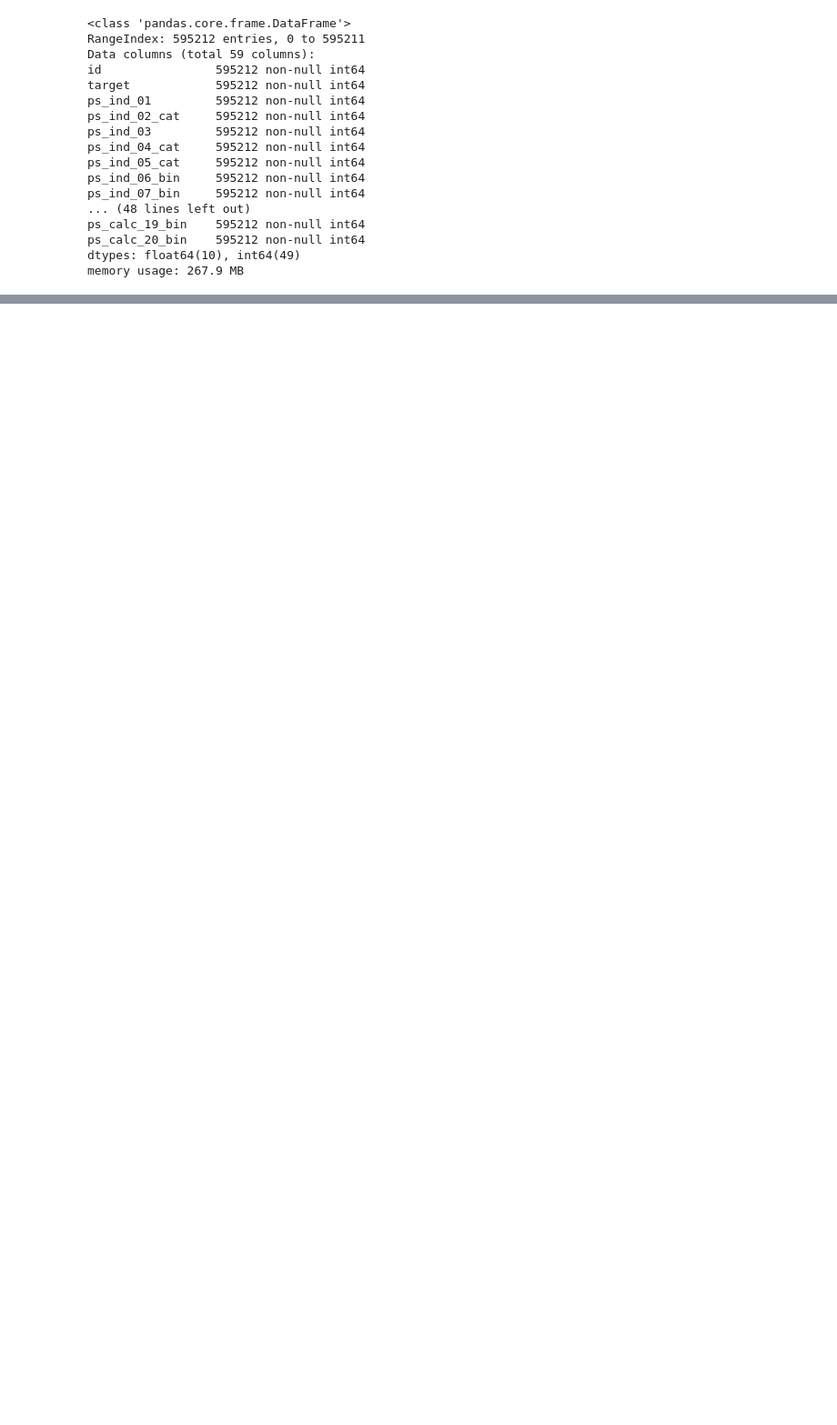
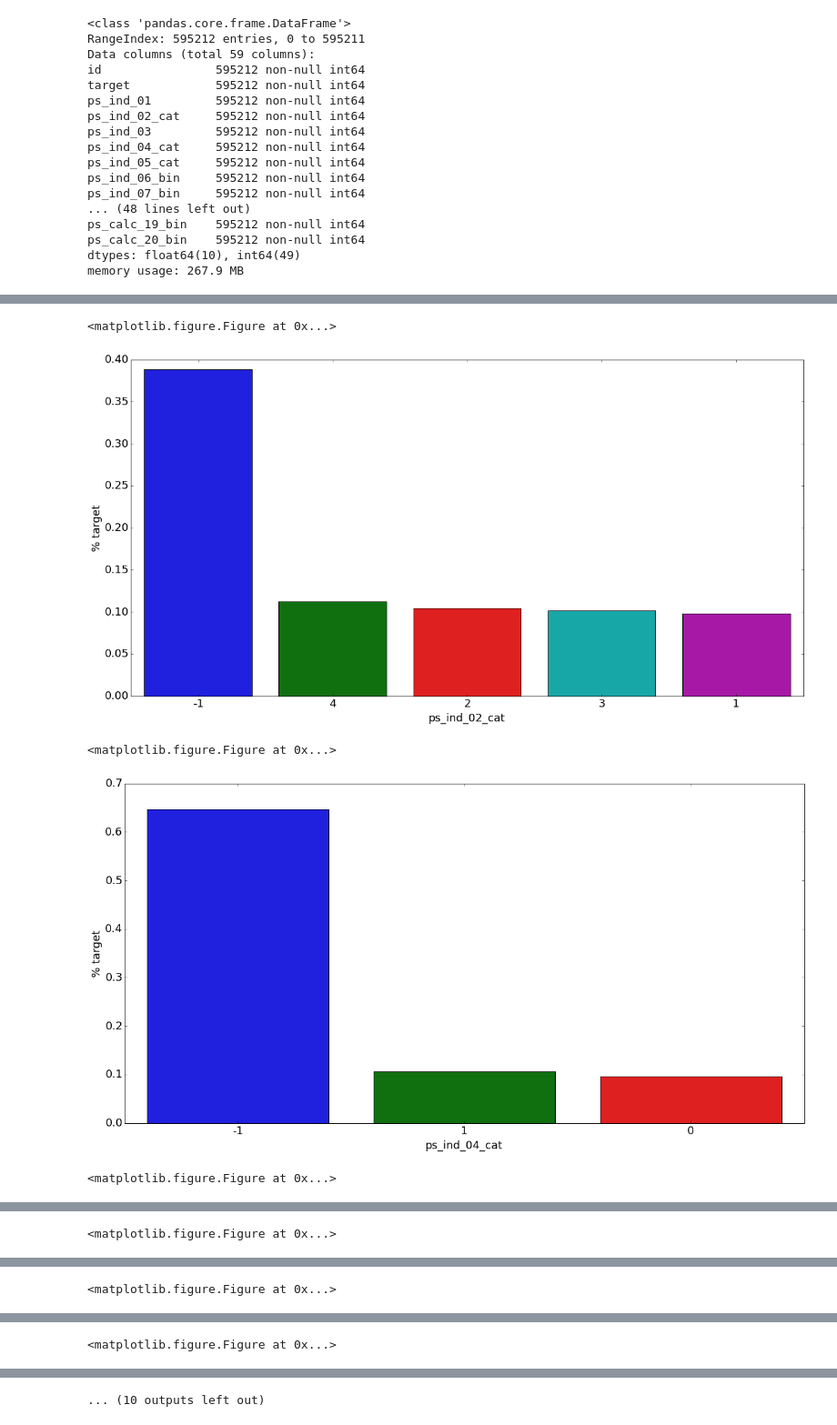
Before and after one commit to JoneNash/Competition4SDP, a Jupyter notebook: src/EDA.ipynb, the cells around one changed output, grey strips where cells are left out. Shown: that part at 91% size. Saved outputs shown, nothing was run; the diff lists cells and outputs as text; code cells hidden in the pictures; blank space fills up the shorter version.

```diff
--- a/src/EDA.ipynb
+++ b/src/EDA.ipynb
@@ -53,0 +312,13 @@ memory usage: 267.9 MB
+# %%
+# Dropping the variables with too many missing values
+vars_to_drop = ['ps_car_03_cat', 'ps_car_05_cat']
+train.drop(vars_to_drop, inplace=True, axis=1)
+meta.loc[(vars_to_drop),'keep'] = False  # Updating the meta
+
+# Imputing with the mean or mode
+mean_imp = Imputer(missing_values=-1, strategy='mean', axis=0)
+mode_imp = Imputer(missing_values=-1, strategy='most_frequent', axis=0)
+train['ps_reg_03'] = mean_imp.fit_transform(train[['ps_reg_03']]).ravel()
+train['ps_car_12'] = mean_imp.fit_transform(train[['ps_car_12']]).ravel()
+train['ps_car_14'] = mean_imp.fit_transform(train[['ps_car_14']]).ravel()
+train['ps_car_11'] = mode_imp.fit_transform(train[['ps_car_11']]).ravel()
@@ -53,0 +327,7 @@ memory usage: 267.9 MB
+# %%
+
+v = meta[(meta.level == 'nominal') & (meta.keep)].index
+
+for f in v:
+    dist_values = train[f].value_counts().shape[0]
+    print('Variable {} has {} distinct values'.format(f, dist_values))
@@ -53,0 +350,6 @@ memory usage: 267.9 MB
+# %%
+cat_perc = train[['ps_car_11_cat', 'target']].groupby(['ps_car_11_cat'],as_index=False).mean()
+cat_perc.rename(columns={'target': 'ps_car_11_cat_tm'}, inplace=True)
+train = pd.merge(train, cat_perc, how='inner', on='ps_car_11_cat')
+train.drop('ps_car_11_cat', axis=1, inplace=True)
+meta.loc['ps_car_11_cat','keep'] = False  # Updating the meta
@@ -53,0 +362,22 @@ memory usage: 267.9 MB
+# %%
+v = meta[(meta.level == 'nominal') & (meta.keep)].index
+
+for f in v:
+    plt.figure()
+    fig, ax = plt.subplots(figsize=(20,10))
+    # Calculate the percentage of target=1 per category value
+    cat_perc = train[[f, 'target']].groupby([f],as_index=False).mean()
+    cat_perc.sort_values(by='target', ascending=False, inplace=True)
+    # Bar plot
+    # Order the bars descending on target mean
+    sns.barplot(ax=ax, x=f, y='target', data=cat_perc, order=cat_perc[f])
+    plt.ylabel('% target', fontsize=18)
+    plt.xlabel(f, fontsize=18)
+    plt.tick_params(axis='both', which='major', labelsize=18)
+    plt.show();
+# %% [output]
+<matplotlib.figure.Figure at 0x...>
+[figure, added]
+<matplotlib.figure.Figure at 0x...>
+[figure, added]
+<matplotlib.figure.Figure at 0x...>
@@ -53,0 +385 @@ memory usage: 267.9 MB
+<matplotlib.figure.Figure at 0x...>
@@ -53,0 +387 @@ memory usage: 267.9 MB
+<matplotlib.figure.Figure at 0x...>
@@ -53,0 +389 @@ memory usage: 267.9 MB
+<matplotlib.figure.Figure at 0x...>
@@ -53,0 +391 @@ memory usage: 267.9 MB
+... (10 outputs left out)
```
Also changed, not shown: parts of 57 cells of this notebook, 1 other file.
